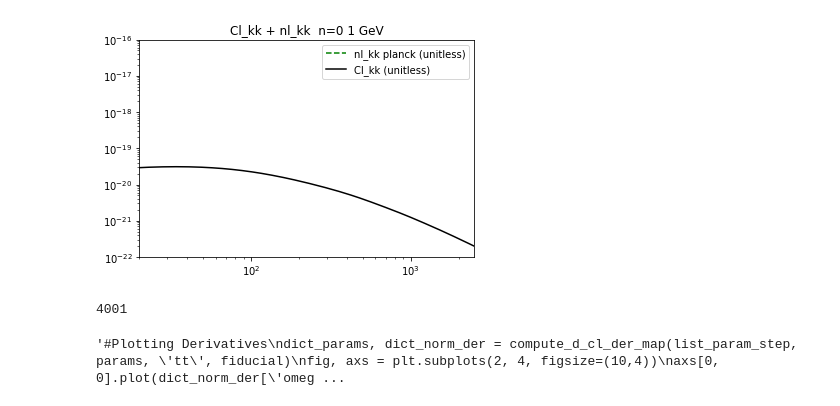
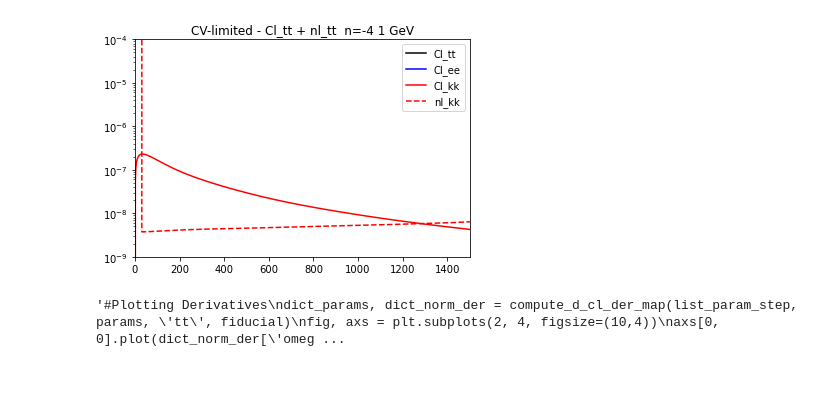
Before and after one commit to iej2106/fisher_dmb, a Jupyter notebook: compute_fisher_dmb_CV-limited.ipynb, the cells around one changed output. Saved outputs shown, nothing was run; the diff lists cells and outputs as text; code cells hidden in the pictures; blank space fills up the shorter version.

```diff
--- a/compute_fisher_dmb_CV-limited.ipynb
+++ b/compute_fisher_dmb_CV-limited.ipynb
@@ -67,8 +67,7 @@ for i in ell:
     if i < 2:
         Cl_est_kk.append(0)
     else:
-        Cl_est_kk.append(1/4*(math.factorial(i+2)/math.factorial(i-2))*fiducial['pp'][i]/(1.0e6*Tcmb)**2)
-#unitless
+        Cl_est_kk.append(1/4*(math.factorial(i+2)/math.factorial(i-2))*fiducial['pp'][i])
 # %%
 kk = np.genfromtxt('noise/cv-limited/lensing_cv.txt',
                      dtype=None,
@@ -89,21 +85,19 @@ nl_kk[0:4001] = Nl_kk
 #n_kk_3000 = noise_dat2[1]
 # ells, N_lensing_TT, N_lensing_TE, N_lensing_EE, N_lensing_TB, N_lensing_EB, N_lensing_Pol (EE+EB), N_lensing_MV (all), N_curl_TT, N_curl_TE, N_curl_EE, N_curl_TB, N_curl_EB, N_curl_Pol (EE+EB), N_curl_MV (all)
 # %%
-plt.plot(Nl_kk, 'g--',label="nl_kk planck (unitless)")
-plt.plot(Cl_est_kk, 'k-',label="Cl_kk (unitless)")
+plt.plot(fiducial['tt'], 'k-',label="Cl_tt")
+plt.plot(fiducial['ee'], 'b-',label="Cl_ee")
+plt.plot(Cl_est_kk, 'r-',label="Cl_kk")
+plt.plot(nl_kk , 'r--',label="nl_kk")
 plt.yscale('log')
-plt.xscale('log')
-plt.ylim(1e-22,1e-16)
-plt.xlim(20,2500)
+#plt.xscale('log')
+plt.ylim(1e-9,1e-4)
+plt.xlim(0,1500)
 plt.legend(loc="upper right")
-plt.title('Cl_kk + nl_kk  n=0 1 GeV')
+plt.title('CV-limited - Cl_tt + nl_tt  n=-4 1 GeV')
 plt.show()
 # %% [output]
-[figure, old version]
+[figure, new version]
-# %%
-len(Nl_kk)
-# %% [output]
-4001
 # %%
 #For right and left C_l's:
 def utility_function_call_CLASS(input_dict, l_max=5000):
```
Also changed, not shown: parts of 8 cells of this notebook, 2 other files.
